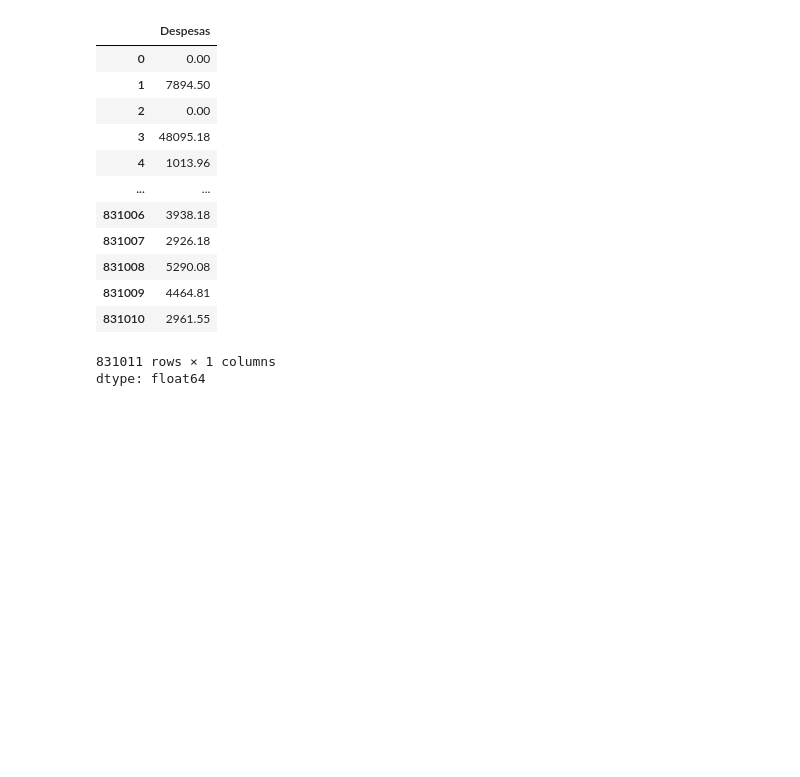
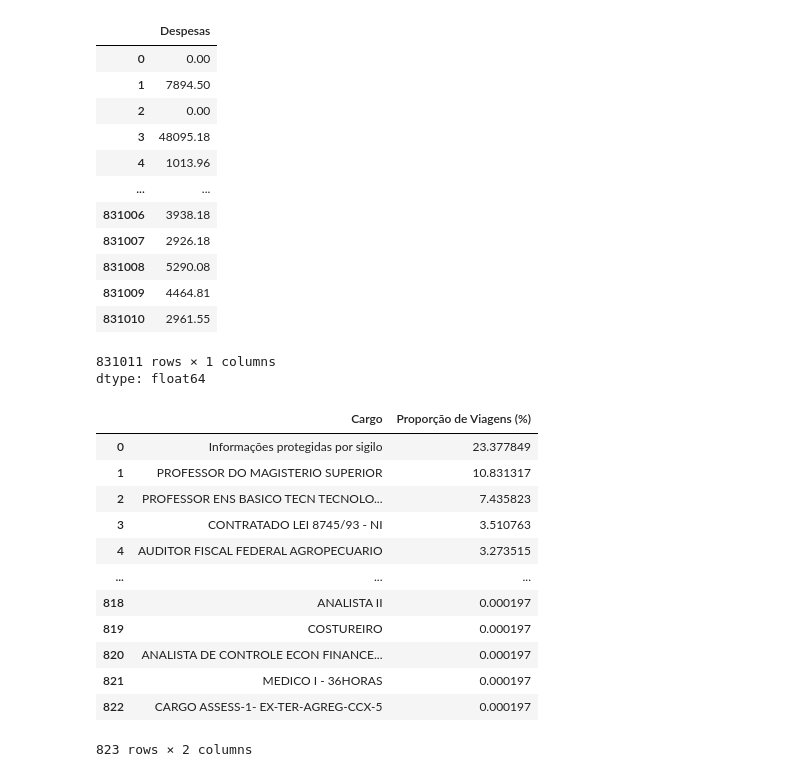
Before and after one commit to GuihJF/python_for_data_analysis, a Jupyter notebook: Data_Test_Python_for_Data.ipynb, the cells around one changed output. Drawn from its saved outputs; the diff is of its cells as text; code cells hidden in the pictures; blank space fills up the shorter version.

Commit message:
Show percentage of trips by position: Created a table that shows how often each job position appears in the trip data, using percentage values. Also renamed columns to make the table easier to read.

```diff
--- a/Data_Test_Python_for_Data.ipynb
+++ b/Data_Test_Python_for_Data.ipynb
@@ -230,3 +230,29 @@ df_viagens['Despesas']
 | 831010 | 2961.55 |
 831011 rows × 1 columns
 dtype: float64
+# %%
+# Calculate the percentage of trips taken by each position
+cargo_counts = df_viagens['Cargo'].value_counts(normalize=True) * 100
+
+# Transform the result into a DataFrame for better readability
+cargo_freq = cargo_counts.reset_index()
+
+# Rename the columns for clarity
+cargo_freq.columns = ['Cargo', 'Proporção de Viagens (%)']
+
+# Display the final frequency table
+display(cargo_freq)
+# %% [output]
+|  | Cargo | Proporção de Viagens (%) |
+| 0 | Informações protegidas por sigilo | 23.377849 |
+| 1 | PROFESSOR DO MAGISTERIO SUPERIOR | 10.831317 |
+| 2 | PROFESSOR ENS BASICO TECN TECNOLO... | 7.435823 |
+| 3 | CONTRATADO LEI 8745/93 - NI | 3.510763 |
+| 4 | AUDITOR FISCAL FEDERAL AGROPECUARIO | 3.273515 |
+| ... | ... | ... |
+| 818 | ANALISTA II | 0.000197 |
+| 819 | COSTUREIRO | 0.000197 |
+| 820 | ANALISTA DE CONTROLE ECON FINANCE... | 0.000197 |
+| 821 | MEDICO I - 36HORAS | 0.000197 |
+| 822 | CARGO ASSESS-1- EX-TER-AGREG-CCX-5 | 0.000197 |
+823 rows × 2 columns
```
